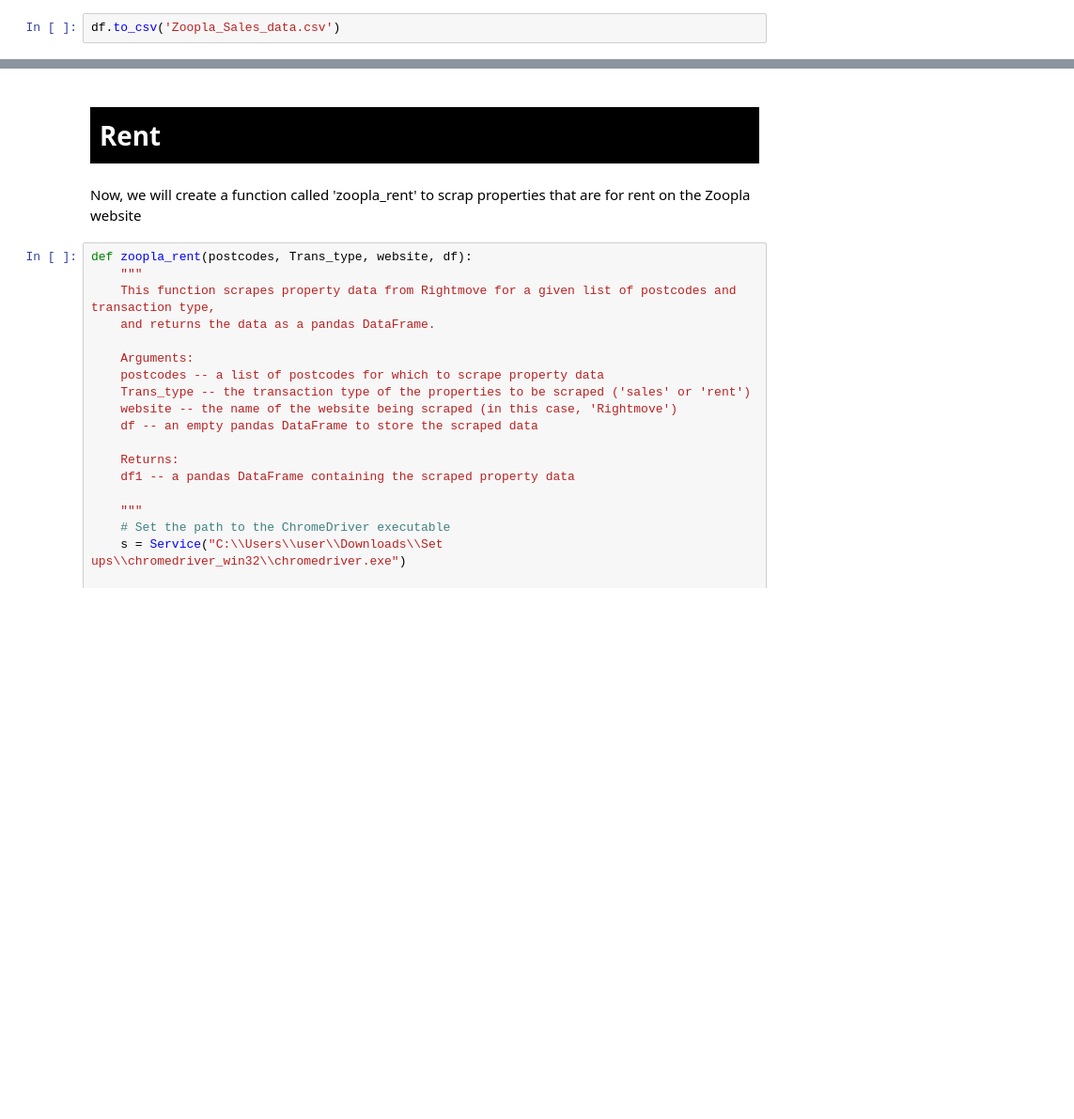
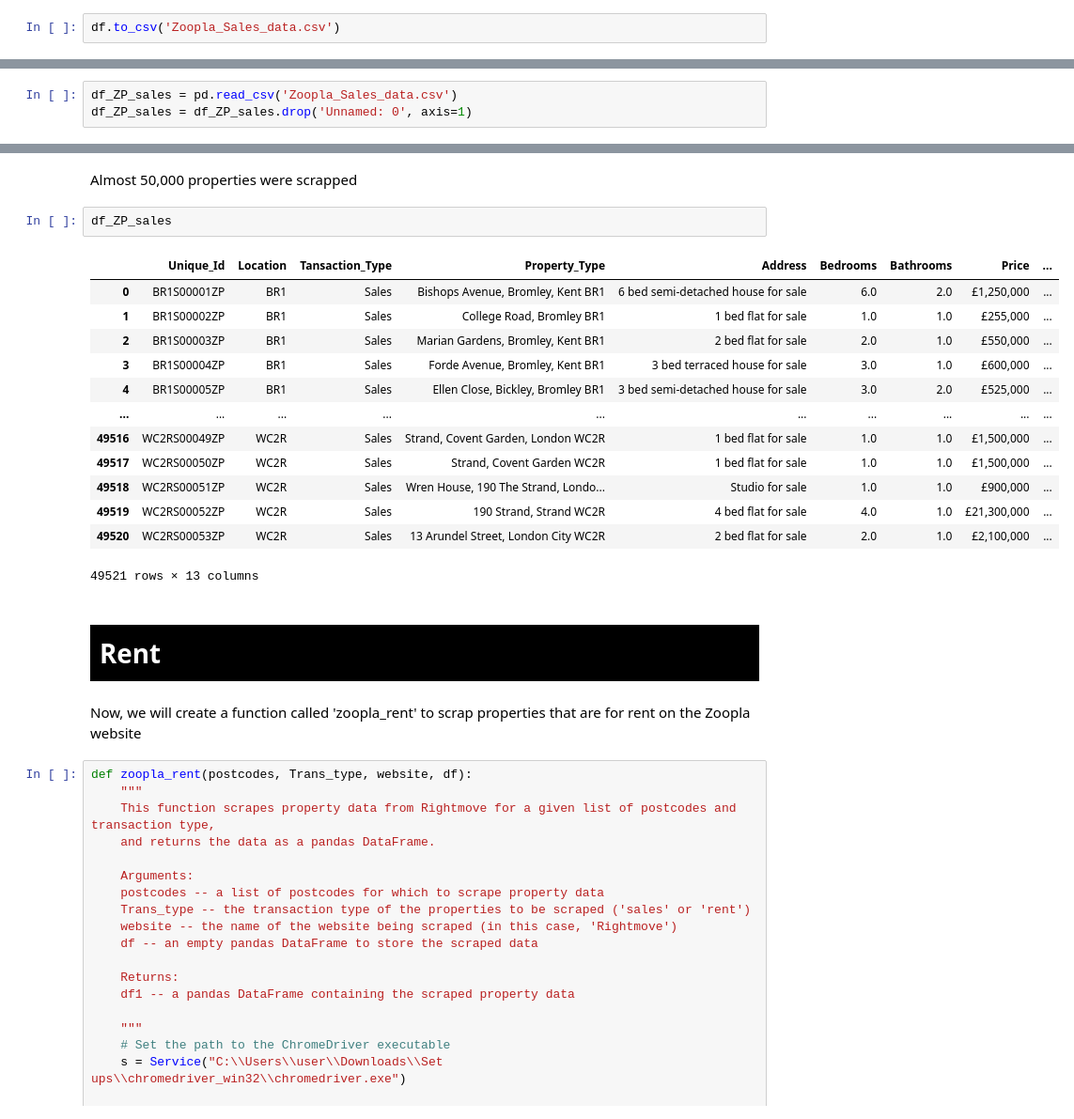
Before and after one commit to Timmtet/Data-Cleaning-Ldn, a Jupyter notebook: Zoopla_data_gathering_script.ipynb, the cells around one changed output, grey strips where cells are left out. Shown: that part at 94% size. Saved outputs shown, nothing was run; the diff lists cells and outputs as text; blank space fills up the shorter version.

```diff
--- a/Zoopla_data_gathering_script.ipynb
+++ b/Zoopla_data_gathering_script.ipynb
@@ -186 +205,4 @@ df.to_csv('Zoopla_Sales_data.csv')
+# %%
+df_ZP_sales = pd.read_csv('Zoopla_Sales_data.csv')
+df_ZP_sales = df_ZP_sales.drop('Unnamed: 0', axis=1)
 # %%
@@ -324,3 +213,21 @@ else:
+# %% [markdown]
+Almost 50,000 properties were scrapped
+# %%
+df_ZP_sales
+# %% [output]
+|  | Unique_Id | Location | Tansaction_Type | Property_Type | Address | Bedrooms | Bathrooms | Price | ... |
+| 0 | BR1S00001ZP | BR1 | Sales | Bishops Avenue, Bromley, Kent BR1 | 6 bed semi-detached house for sale | 6.0 | 2.0 | £1,250,000 | ... |
+| 1 | BR1S00002ZP | BR1 | Sales | College Road, Bromley BR1 | 1 bed flat for sale | 1.0 | 1.0 | £255,000 | ... |
+| 2 | BR1S00003ZP | BR1 | Sales | Marian Gardens, Bromley, Kent BR1 | 2 bed flat for sale | 2.0 | 1.0 | £550,000 | ... |
+| 3 | BR1S00004ZP | BR1 | Sales | Forde Avenue, Bromley, Kent BR1 | 3 bed terraced house for sale | 3.0 | 1.0 | £600,000 | ... |
+| 4 | BR1S00005ZP | BR1 | Sales | Ellen Close, Bickley, Bromley BR1 | 3 bed semi-detached house for sale | 3.0 | 2.0 | £525,000 | ... |
+| ... | ... | ... | ... | ... | ... | ... | ... | ... | ... |
+| 49516 | WC2RS00049ZP | WC2R | Sales | Strand, Covent Garden, London WC2R | 1 bed flat for sale | 1.0 | 1.0 | £1,500,000 | ... |
+| 49517 | WC2RS00050ZP | WC2R | Sales | Strand, Covent Garden WC2R | 1 bed flat for sale | 1.0 | 1.0 | £1,500,000 | ... |
+| 49518 | WC2RS00051ZP | WC2R | Sales | Wren House, 190 The Strand, Londo... | Studio for sale | 1.0 | 1.0 | £900,000 | ... |
+| 49519 | WC2RS00052ZP | WC2R | Sales | 190 Strand, Strand WC2R | 4 bed flat for sale | 4.0 | 1.0 | £21,300,000 | ... |
+| 49520 | WC2RS00053ZP | WC2R | Sales | 13 Arundel Street, London City WC2R | 2 bed flat for sale | 2.0 | 1.0 | £2,100,000 | ... |
+49521 rows × 13 columns
 # %% [markdown]
 <h1 style='background-color: BLACK; padding: 10px; color: white'> Rent </h1>
 # %% [markdown]
```
Also changed, not shown: parts of 14 cells of this notebook, 5 other files.
